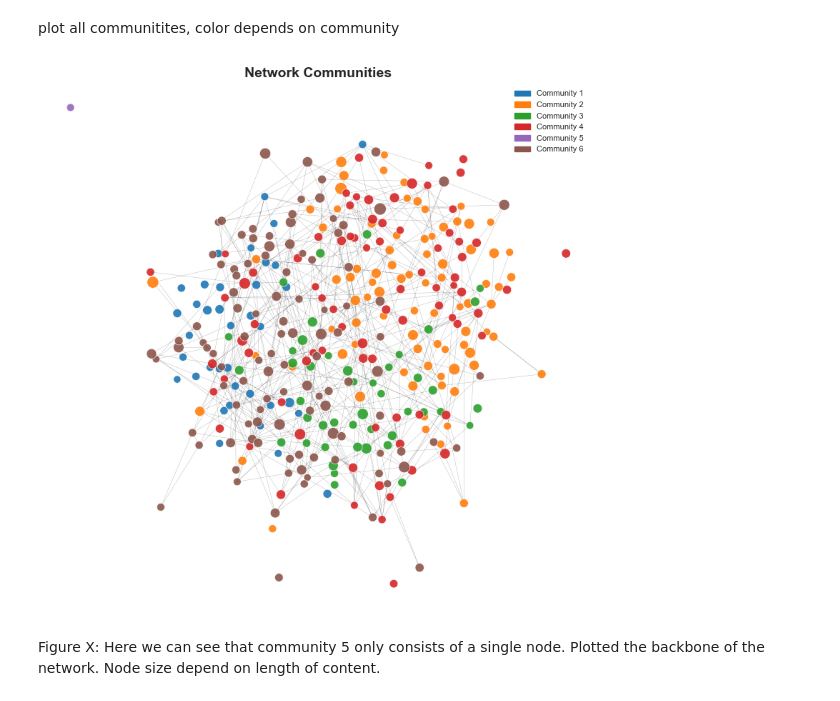
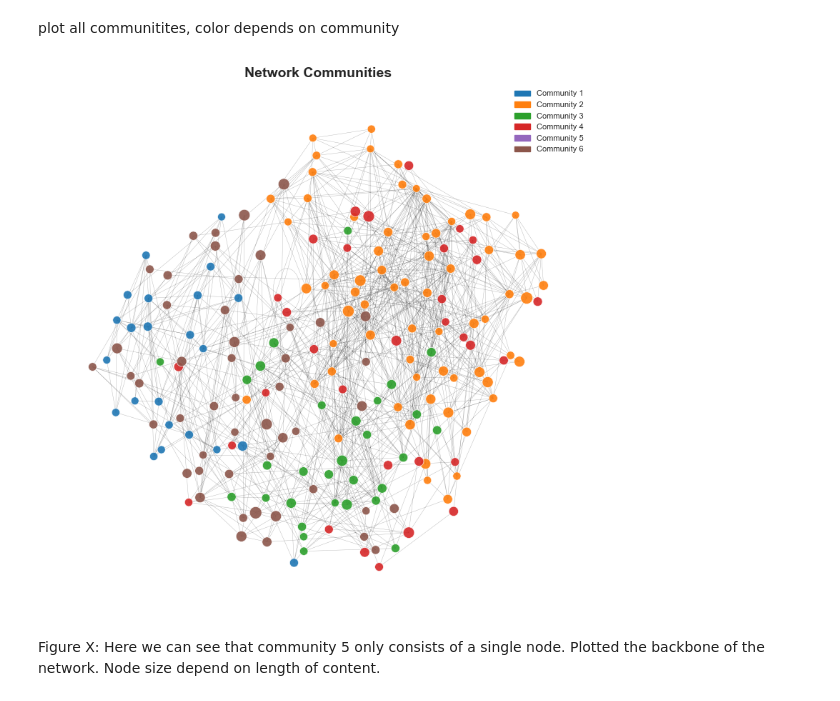
Before and after one commit to sorenstange/02805_Social_graphs_and_interactions, a Jupyter notebook: Assignment_2.ipynb, the cells around one changed output. Cells and saved outputs as stored; diff of their text form; code cells hidden in the pictures.

```diff
--- a/Assignment_2.ipynb
+++ b/Assignment_2.ipynb
@@ -620,9 +620,21 @@ def plot_communities(
         "#8c564b", "#e377c2", "#7f7f7f", "#bcbd22", "#17becf"
     ]
 
+
+    # Compute betweenness-based visualization weights
+    betweenness = nx.edge_betweenness_centrality(G)
+    min_bw, max_bw = min(betweenness.values()), max(betweenness.values())
+    for (u, v), w in betweenness.items():
+        G[u][v]['viz_weight'] = normalize(w, min_bw, max_bw)
+
+    # Extract backbone
+    backbone = disparity_filter(G, alpha_threshold)
+
+    # Remove nodes with degree less than 5
+    to_remove = [n for n, d in backbone.degree() if d < 5]
+    backbone.remove_nodes_from(to_remove)
+
     pos = nx.forceatlas2_layout(G, seed=42)
-
-    backbone = disparity_filter(G, alpha_threshold=alpha_threshold)
 
     plt.figure(figsize=(8, 8))
     plt.axis("off")
@@ -664,9 +676,9 @@ def plot_communities(
     plt.tight_layout()
     plt.show()
 # %%
-plot_communities(G_undirected, communities_louvain, alpha_threshold=0.61)
+plot_communities(G_undirected, communities_louvain, alpha_threshold=0.45)
 # %% [output]
-[figure, old version]
+[figure, new version]
 # %% [markdown]
 Figure X: Here we can see that community 5 only consists of a single node. Plotted the backbone of the network. Node size depend on length of content.
 # %% [markdown]
```
Also changed, not shown: parts of 3 cells of this notebook.
